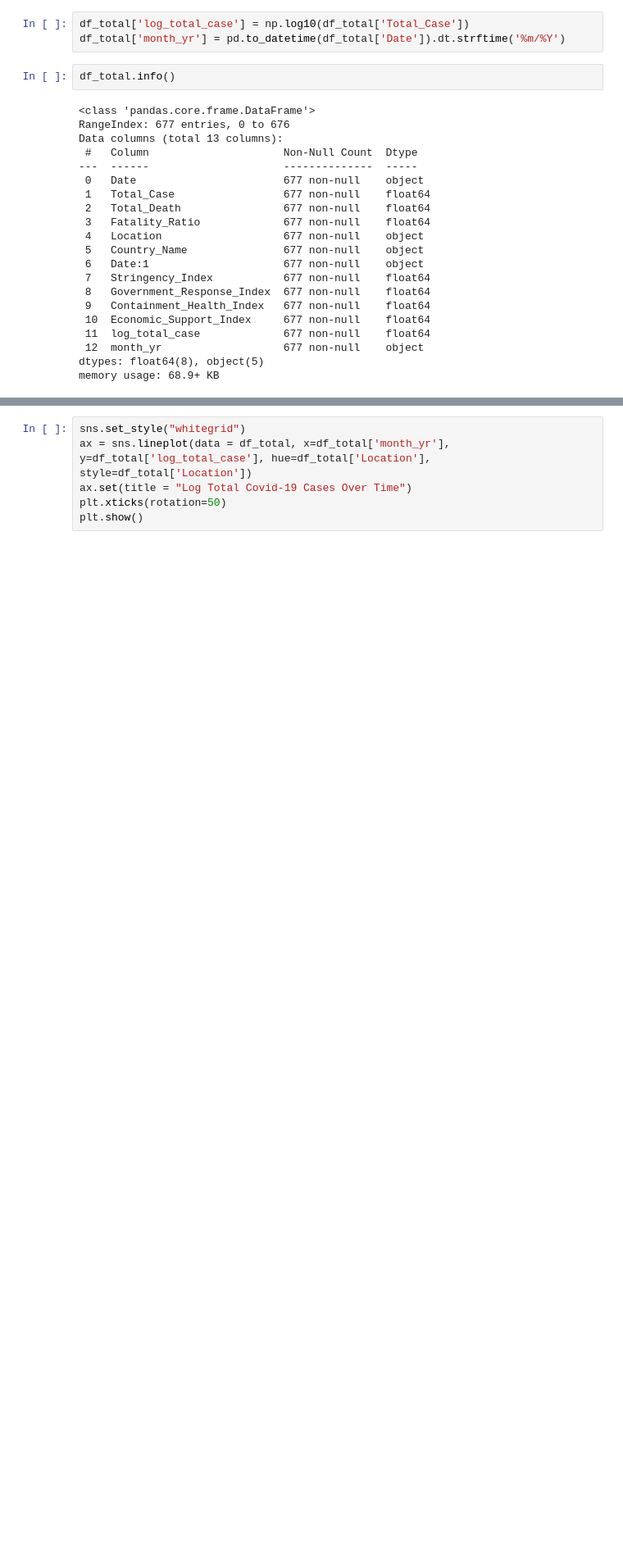
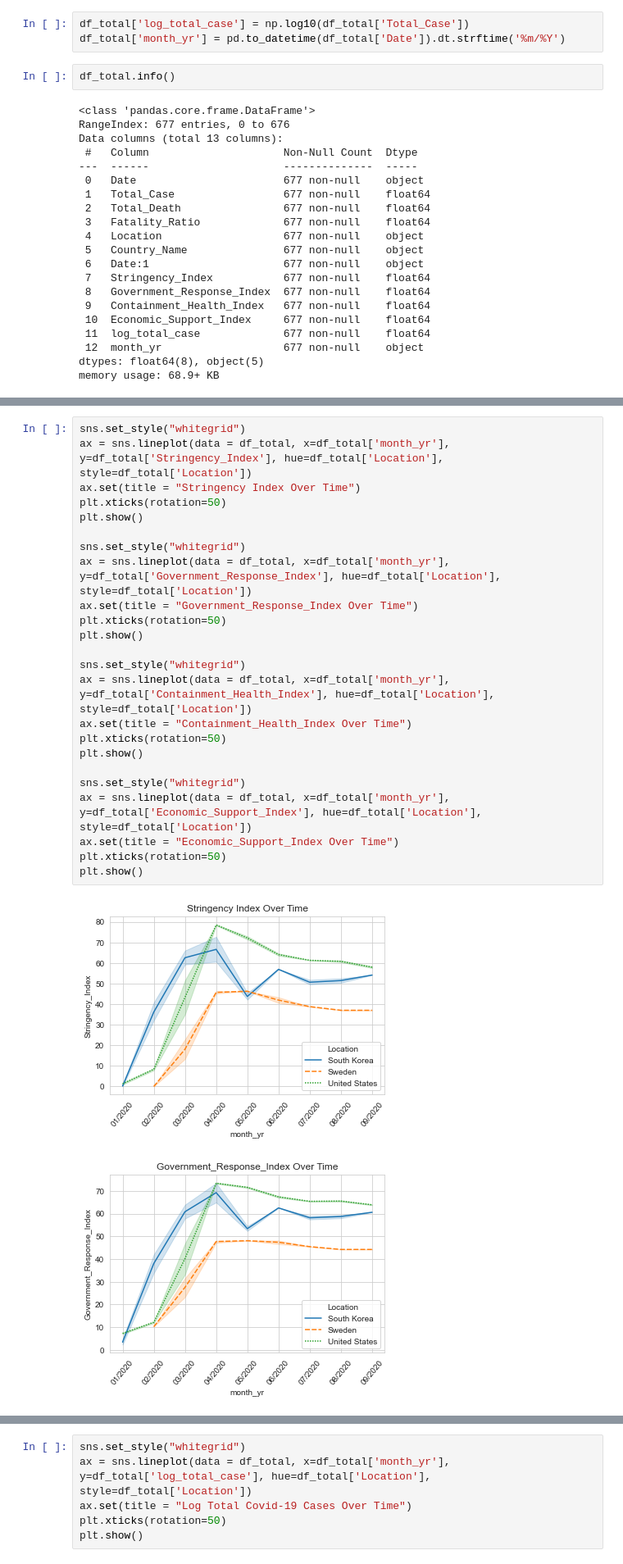
Before and after one commit to vathanahim/IAF603_Final_Project, a Jupyter notebook: Final_Project.ipynb, the cells around one changed output, grey strips where cells are left out. Shown: that part at 82% size. Saved outputs shown, nothing was run; the diff lists cells and outputs as text; blank space fills up the shorter version.

```diff
--- a/Final_Project.ipynb
+++ b/Final_Project.ipynb
@@ -433,3 +433,30 @@ df_total_sk.describe()
 | 50% | 10976.500000 | 259.500000 | 0.020873 | 54.170000 | 56.730000 | 62.500000 | ... |
 | 75% | 13326.750000 | 287.750000 | 0.022511 | 56.940000 | 62.500000 | 64.770000 | ... |
 | max | 20842.000000 | 331.000000 | 0.023964 | 82.410000 | 80.130000 | 85.610000 | ... |
+# %%
+sns.set_style("whitegrid")
+ax = sns.lineplot(data = df_total, x=df_total['month_yr'], y=df_total['Stringency_Index'], hue=df_total['Location'], style=df_total['Location'])
+ax.set(title = "Stringency Index Over Time")
+plt.xticks(rotation=50)
+plt.show()
+
+sns.set_style("whitegrid")
+ax = sns.lineplot(data = df_total, x=df_total['month_yr'], y=df_total['Government_Response_Index'], hue=df_total['Location'], style=df_total['Location'])
+ax.set(title = "Government_Response_Index Over Time")
+plt.xticks(rotation=50)
+plt.show()
+
+sns.set_style("whitegrid")
+ax = sns.lineplot(data = df_total, x=df_total['month_yr'], y=df_total['Containment_Health_Index'], hue=df_total['Location'], style=df_total['Location'])
+ax.set(title = "Containment_Health_Index Over Time")
+plt.xticks(rotation=50)
+plt.show()
+
+sns.set_style("whitegrid")
+ax = sns.lineplot(data = df_total, x=df_total['month_yr'], y=df_total['Economic_Support_Index'], hue=df_total['Location'], style=df_total['Location'])
+ax.set(title = "Economic_Support_Index Over Time")
+plt.xticks(rotation=50)
+plt.show()
+# %% [output]
+[figure, added]
+[figure, added]
```
Also changed, not shown: parts of 1 cell of this notebook.
